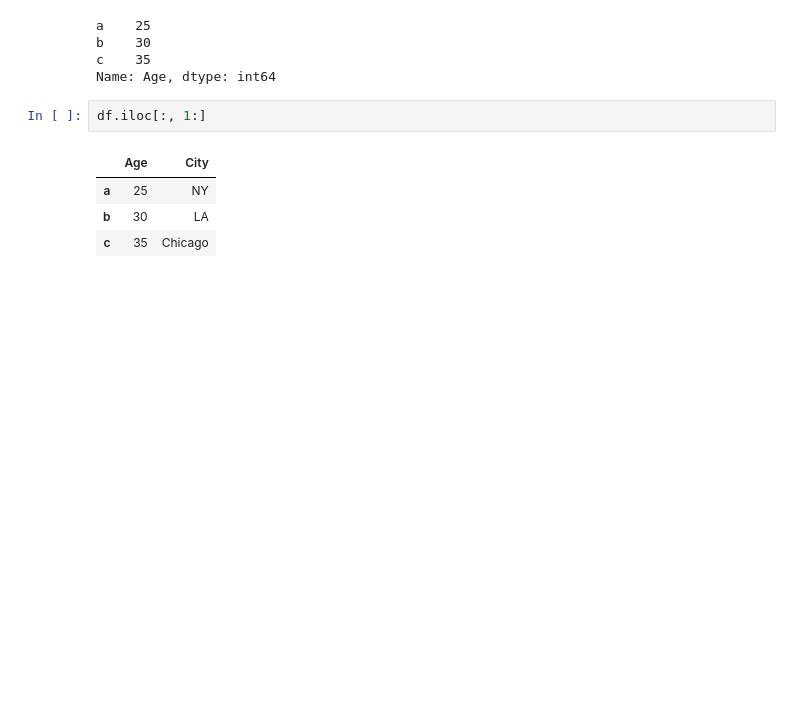
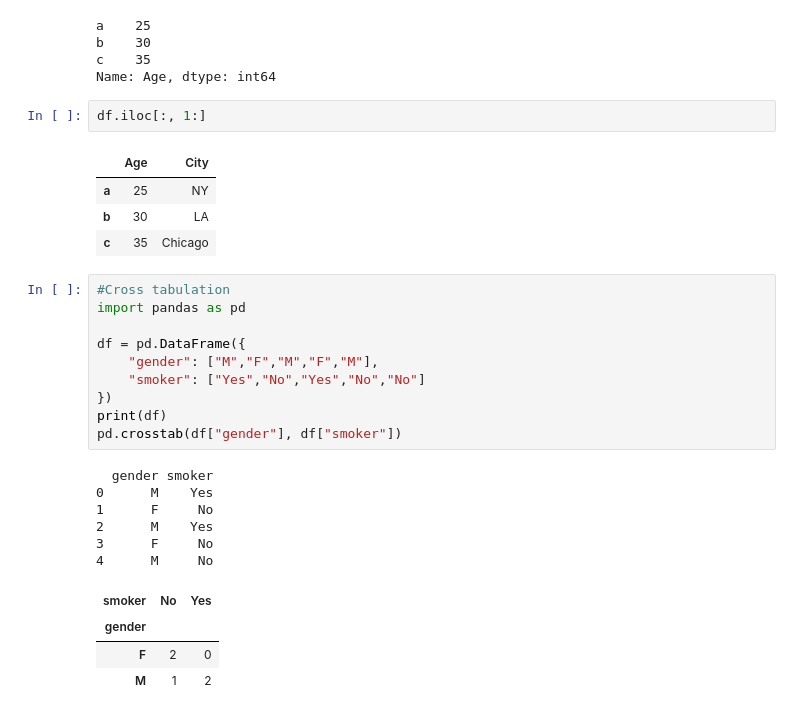
Before and after one commit to Szafranerio/Data_InDepth, a Jupyter notebook: Pandas/Pandas_DataFrame.ipynb, the cells around one changed output. Drawn from its saved outputs; the diff is of its cells as text; blank space fills up the shorter version.

```diff
--- a/Pandas/Pandas_DataFrame.ipynb
+++ b/Pandas/Pandas_DataFrame.ipynb
@@ -746,3 +746,24 @@ df.iloc[:, 1:]
 | a | 25 | NY |
 | b | 30 | LA |
 | c | 35 | Chicago |
+# %%
+#Cross tabulation
+import pandas as pd
+
+df = pd.DataFrame({
+    "gender": ["M","F","M","F","M"],
+    "smoker": ["Yes","No","Yes","No","No"]
+})
+print(df)
+pd.crosstab(df["gender"], df["smoker"])
+# %% [output]
+  gender smoker
+0      M    Yes
+1      F     No
+2      M    Yes
+3      F     No
+4      M     No
+| smoker | No | Yes |
+| gender |  |  |
+| F | 2 | 0 |
+| M | 1 | 2 |
```
